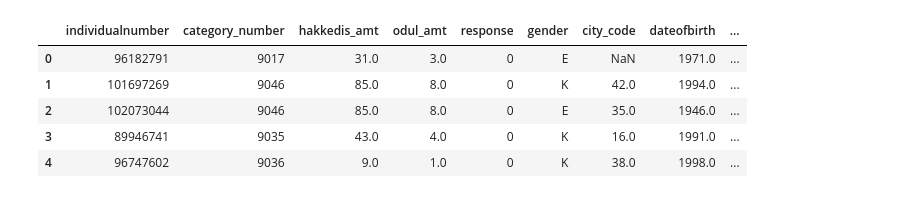
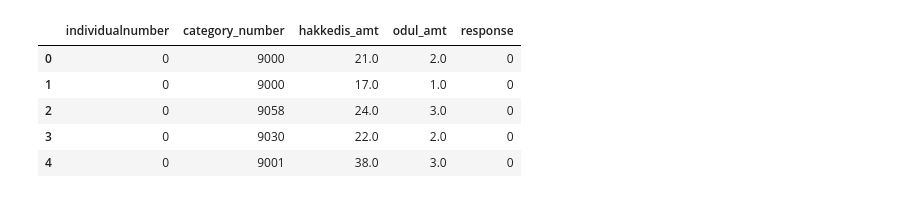
Before and after one commit to osbm/migros-datathon, a Jupyter notebook: model_tests.ipynb, the cells around one changed output. Cells and saved outputs as stored; diff of their text form; code cells hidden in the pictures.

```diff
--- a/model_tests.ipynb
+++ b/model_tests.ipynb
@@ -1,17 +1,17 @@
 # %%
 import pandas as pd
 import numpy as np
-train_df = pd.read_csv("preprocessed_train.csv")
-test_df = pd.read_csv("preprocessed_test.csv")
+train_df = pd.read_csv("./preprocessed_train.csv")
+test_df = pd.read_csv("./preprocessed_test.csv")
 
 train_df.head()
 # %% [output]
-|  | individualnumber | category_number | hakkedis_amt | odul_amt | response | gender | city_code | dateofbirth | ... |
-| 0 | 96182791 | 9017 | 31.0 | 3.0 | 0 | E | NaN | 1971.0 | ... |
-| 1 | 101697269 | 9046 | 85.0 | 8.0 | 0 | K | 42.0 | 1994.0 | ... |
-| 2 | 102073044 | 9046 | 85.0 | 8.0 | 0 | E | 35.0 | 1946.0 | ... |
-| 3 | 89946741 | 9035 | 43.0 | 4.0 | 0 | K | 16.0 | 1991.0 | ... |
-| 4 | 96747602 | 9036 | 9.0 | 1.0 | 0 | K | 38.0 | 1998.0 | ... |
+|  | individualnumber | category_number | hakkedis_amt | odul_amt | response |
+| 0 | 0 | 9000 | 21.0 | 2.0 | 0 |
+| 1 | 0 | 9000 | 17.0 | 1.0 | 0 |
+| 2 | 0 | 9058 | 24.0 | 3.0 | 0 |
+| 3 | 0 | 9030 | 22.0 | 2.0 | 0 |
+| 4 | 0 | 9001 | 38.0 | 3.0 | 0 |
 # %%
 # model time and use f1 score
 # logreg
```
Also changed, not shown: parts of 4 cells of this notebook, 2 other files.
